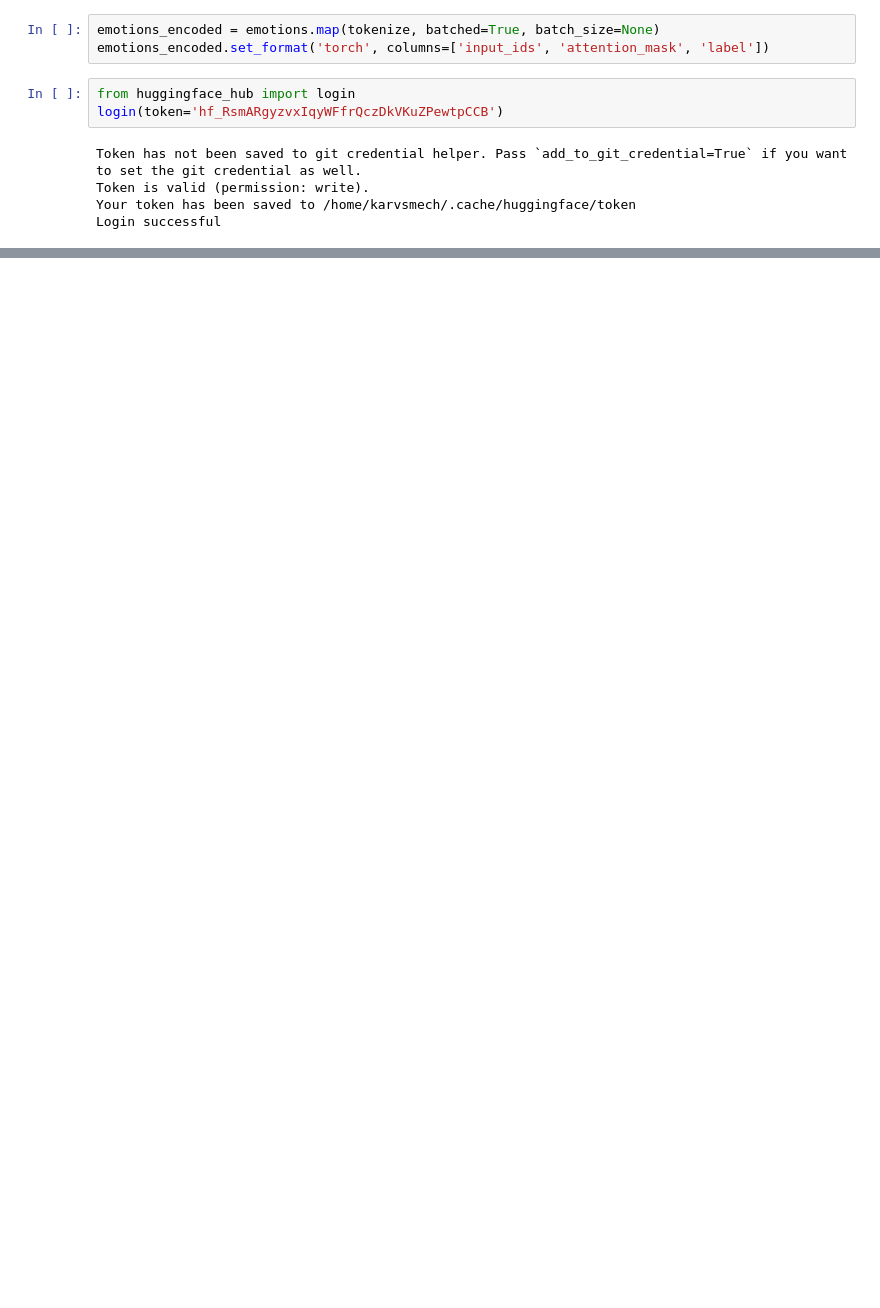
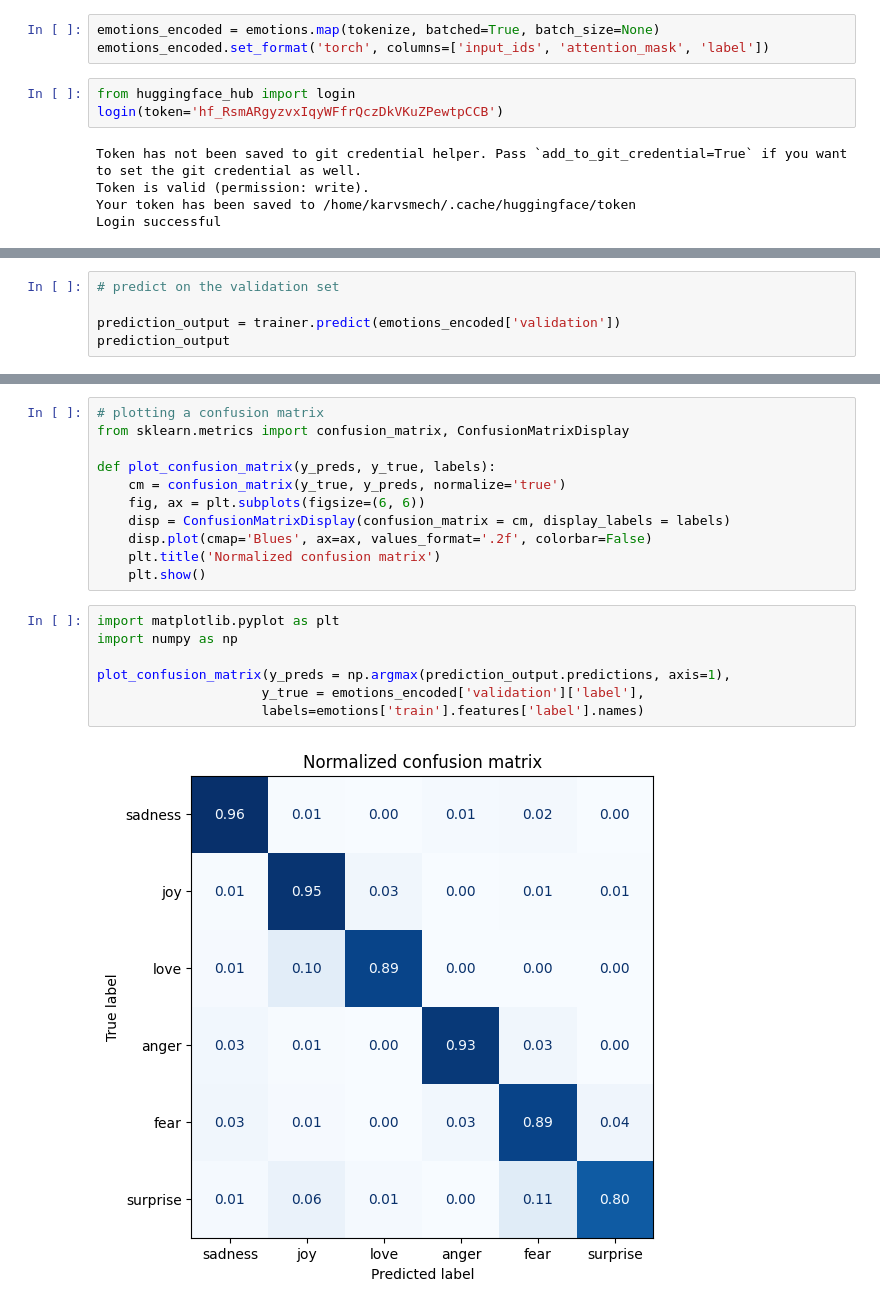
Before and after one commit to karvendhanm/navigator, a Jupyter notebook: NLPT/text_classification/finetuning_transformers_for_classification.ipynb, the cells around one changed output, grey strips where cells are left out. Drawn from its saved outputs; the diff is of its cells as text; blank space fills up the shorter version.

Commit message:
adding confusion matrix display

```diff
--- a/NLPT/text_classification/finetuning_transformers_for_classification.ipynb
+++ b/NLPT/text_classification/finetuning_transformers_for_classification.ipynb
@@ -82,0 +79,5 @@ TrainOutput(global_step=189, training_loss=0.8042330584198079, metrics={'train_r
+# %%
+# predict on the validation set
+
+prediction_output = trainer.predict(emotions_encoded['validation'])
+prediction_output
@@ -82,0 +108,20 @@ TrainOutput(global_step=189, training_loss=0.8042330584198079, metrics={'train_r
+# %%
+# plotting a confusion matrix
+from sklearn.metrics import confusion_matrix, ConfusionMatrixDisplay
+
+def plot_confusion_matrix(y_preds, y_true, labels):
+    cm = confusion_matrix(y_true, y_preds, normalize='true')
+    fig, ax = plt.subplots(figsize=(6, 6))
+    disp = ConfusionMatrixDisplay(confusion_matrix = cm, display_labels = labels)
+    disp.plot(cmap='Blues', ax=ax, values_format='.2f', colorbar=False)
+    plt.title('Normalized confusion matrix')
+    plt.show()
+# %%
+import matplotlib.pyplot as plt
+import numpy as np
+
+plot_confusion_matrix(y_preds = np.argmax(prediction_output.predictions, axis=1),
+                     y_true = emotions_encoded['validation']['label'],
+                     labels=emotions['train'].features['label'].names)
+# %% [output]
+[figure, added]
```
Also changed, not shown: parts of 7 cells of this notebook, 1 other file.
